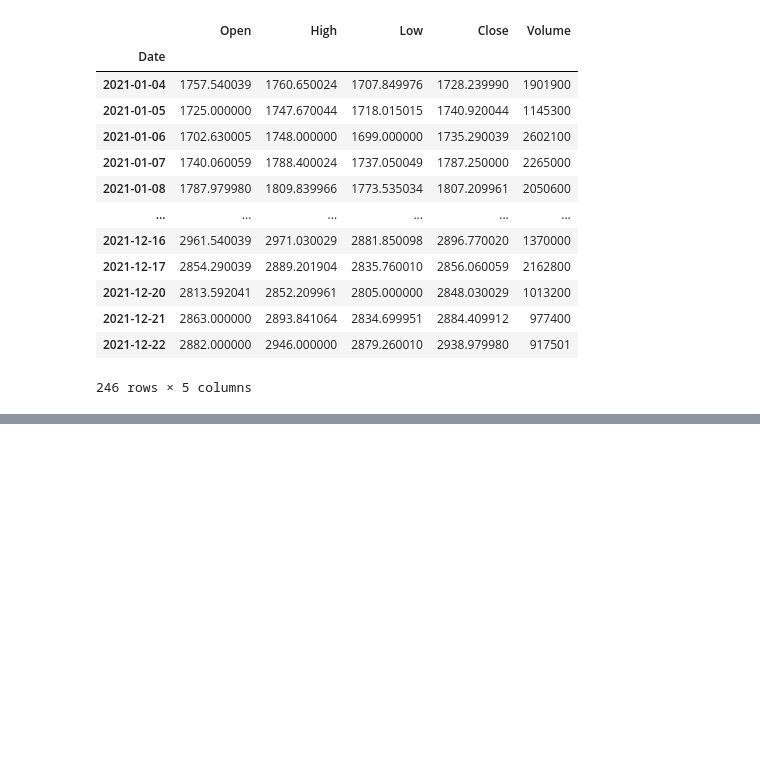
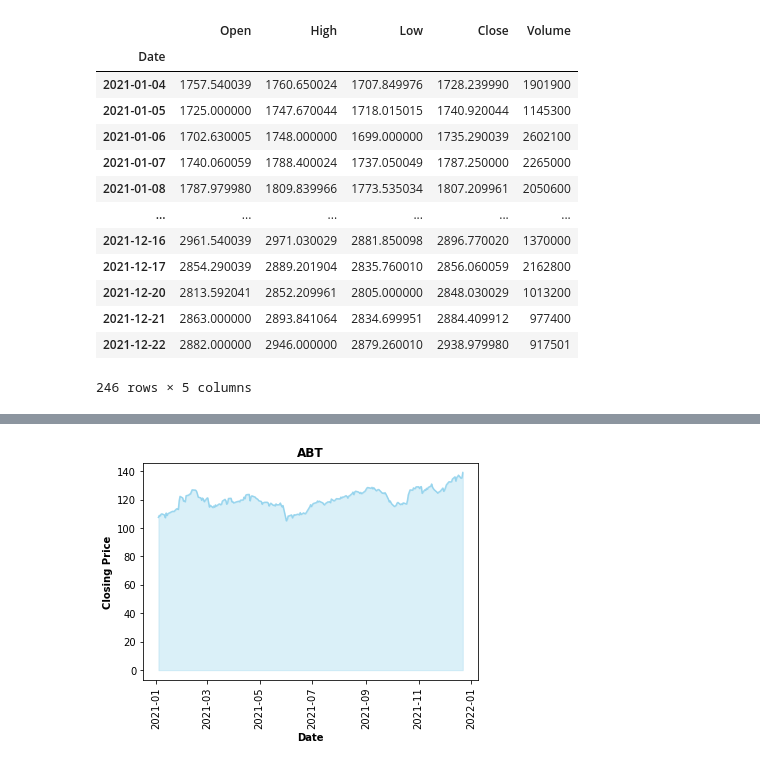
Before and after one commit to InspectorData/DataScienceApps_practice, a Jupyter notebook: EDA-SandP500.ipynb, the cells around one changed output, grey strips where cells are left out. Saved outputs shown, nothing was run; the diff lists cells and outputs as text; code cells hidden in the pictures; blank space fills up the shorter version.

```diff
--- a/EDA-SandP500.ipynb
+++ b/EDA-SandP500.ipynb
@@ -313,0 +325,4 @@ if st.button('Show Plots'):
+# %%
+price_plot('ABT')
+# %% [output]
+[figure, added]
```
Also changed, not shown: parts of 8 cells of this notebook.
